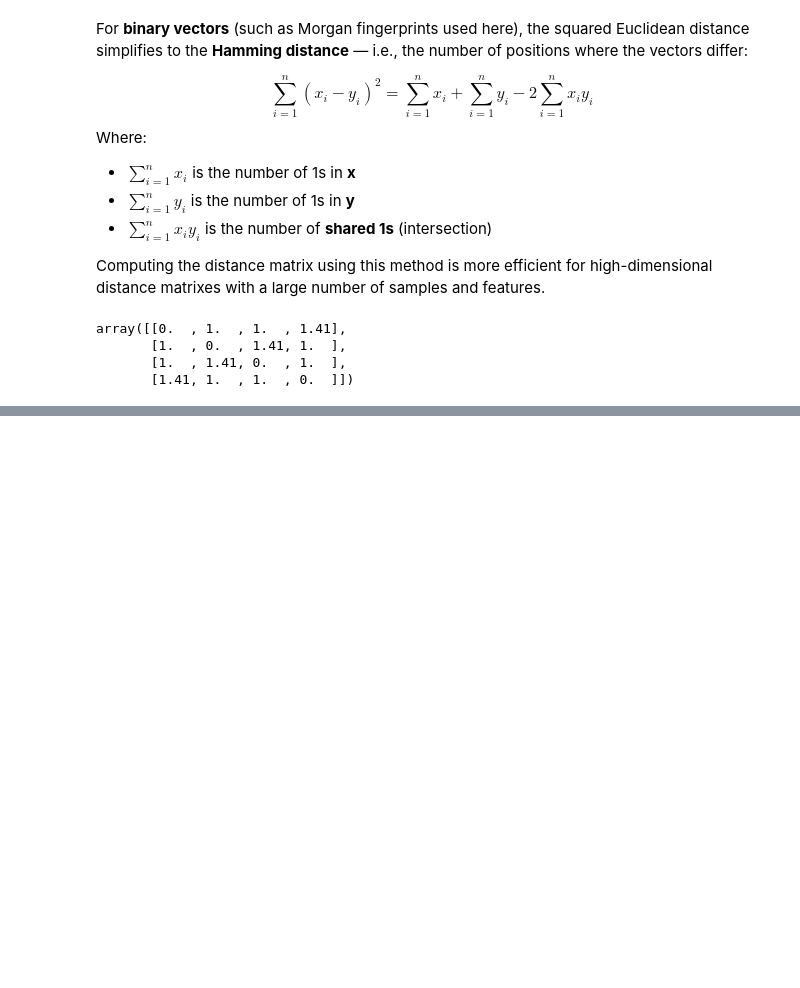
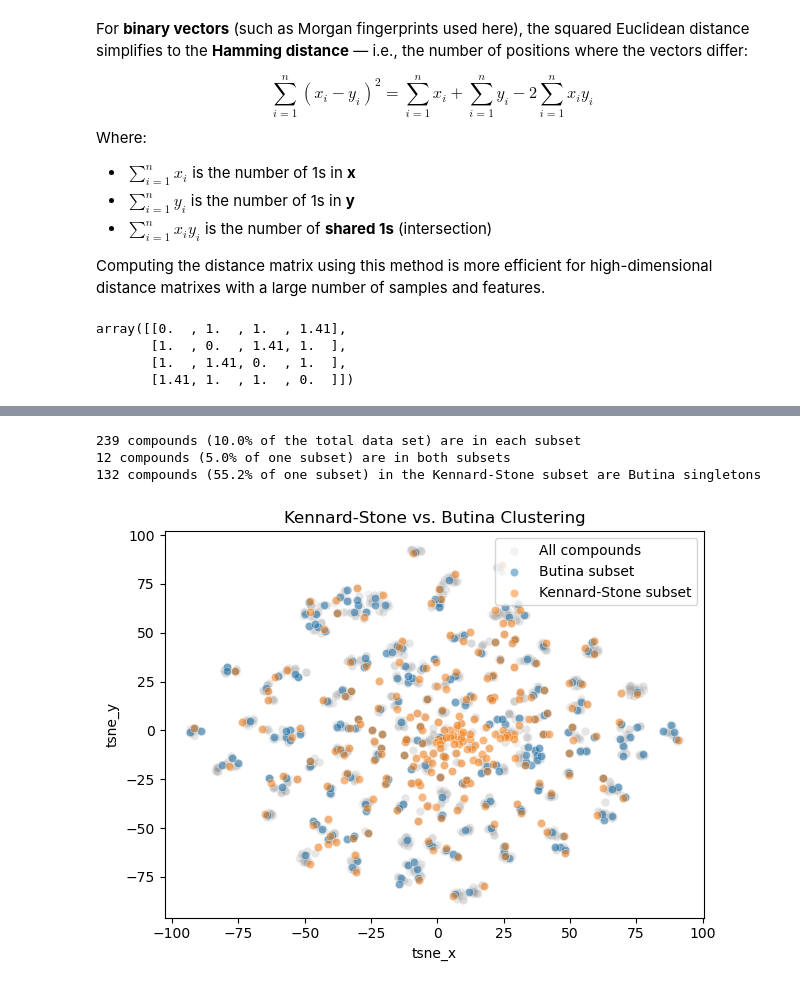
Before and after one commit to HoffOskar/ML_From_Scratch, a Jupyter notebook: Clustering/KennardStone.ipynb, the cells around one changed output, grey strips where cells are left out. Drawn from its saved outputs; the diff is of its cells as text; code cells hidden in the pictures; blank space fills up the shorter version.

Commit message:
diversity set Butina vs Kennard-Stone

```diff
--- a/Clustering/KennardStone.ipynb
+++ b/Clustering/KennardStone.ipynb
@@ -199,0 +117,4 @@ mask = model.split()
+# %%
+### Split the data
+kennard_stone_subset = model.split(subset_size=0.10)
+kennard_stone_subset
@@ -203,0 +175,8 @@ mask.sum()
+# %%
+### Using pre-computed t-SNE coordinates
+kennard_stone_df = butina_df[['tsne_x', 'tsne_y']].copy()
+
+### Boolean subset column
+kennard_stone_df['Subset'] = kennard_stone_df.index.isin(kennard_stone_subset.index)
+
+kennard_stone_df
@@ -203,0 +198,45 @@ mask.sum()
+# %%
+### Analyzis
+overlap = butina_df.loc[butina_df['Subset']].index.isin(kennard_stone_df.loc[kennard_stone_df['Subset']].index).sum()
+singletons = butina_df.loc[butina_df['Singleton']].index.isin(kennard_stone_df.loc[kennard_stone_df['Subset']].index).sum()
+
+print(f"{subset_size} compounds ({subset_size/len(butina_df):.1%} of the total data set) are in each subset")
+print(f"{overlap} compounds ({overlap/subset_size:.1%} of one subset) are in both subsets")
+print(f"{singletons} compounds ({singletons/subset_size:.1%} of one subset) in the Kennard-Stone subset are Butina singletons")
+
+### Plotting all compounds
+sns.scatterplot(
+    x="tsne_x",
+    y="tsne_y",
+    data=butina_df,
+    label="All compounds",
+    color="gray",
+    alpha=0.1,
+)
+
+### Plotting the subset from Butina clustering
+sns.scatterplot(
+    x="tsne_x",
+    y="tsne_y",
+    data=butina_df.loc[butina_df['Subset']],
+    label="Butina subset",
+    alpha=0.5,
+)
+
+### Plotting the subset from Kennard-Stone splitting
+sns.scatterplot(
+    x="tsne_x",
+    y="tsne_y",
+    data=kennard_stone_df.loc[kennard_stone_df['Subset']],
+    label="Kennard-Stone subset",
+    alpha=0.5,
+)
+
+plt.title("Kennard-Stone vs. Butina Clustering")
+plt.tight_layout()
+plt.show()
+# %% [output]
+239 compounds (10.0% of the total data set) are in each subset
+12 compounds (5.0% of one subset) are in both subsets
+132 compounds (55.2% of one subset) in the Kennard-Stone subset are Butina singletons
+[figure, added]
```
Also changed, not shown: parts of 8 cells of this notebook, 3 other files.
